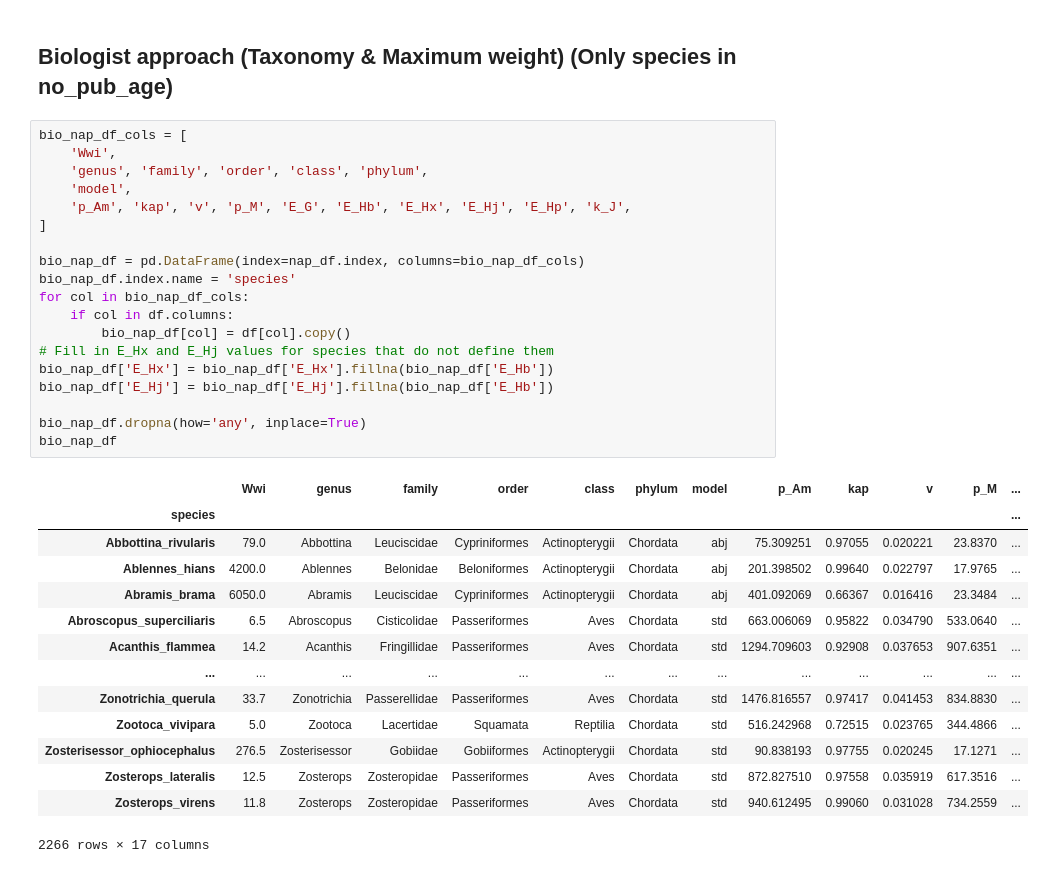
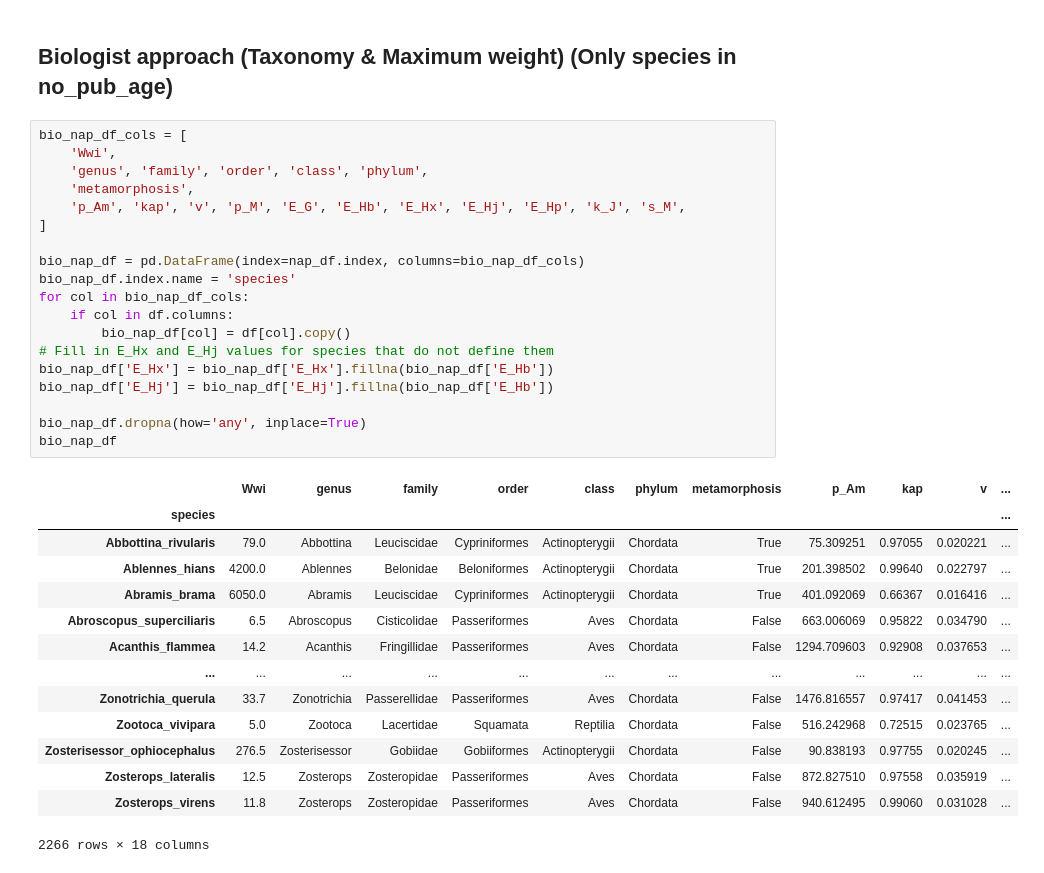
Before and after one commit to diogo-f-oliveira/DEB_ML_Init, a Jupyter notebook: notebooks/Data Preprocessing.ipynb, the cells around one changed output. Cells and saved outputs as stored; diff of their text form.

Commit message:
Added column s_M to biologist dataset
Added column s_M to biologist dataset. Although the parameter is not a part of pars_init.m, we include for consistency with the other models.

```diff
--- a/notebooks/Data Preprocessing.ipynb
+++ b/notebooks/Data Preprocessing.ipynb
@@ -560,37 +560,37 @@ Test set size: 340
 # %%
 bio_nap_df_cols = [
     'Wwi',
     'genus', 'family', 'order', 'class', 'phylum',
-    'model',
-    'p_Am', 'kap', 'v', 'p_M', 'E_G', 'E_Hb', 'E_Hx', 'E_Hj', 'E_Hp', 'k_J',
+    'metamorphosis',
+    'p_Am', 'kap', 'v', 'p_M', 'E_G', 'E_Hb', 'E_Hx', 'E_Hj', 'E_Hp', 'k_J', 's_M',
 ]
 
 bio_nap_df = pd.DataFrame(index=nap_df.index, columns=bio_nap_df_cols)
 bio_nap_df.index.name = 'species'
 for col in bio_nap_df_cols:
     if col in df.columns:
         bio_nap_df[col] = df[col].copy()
 # Fill in E_Hx and E_Hj values for species that do not define them
 bio_nap_df['E_Hx'] = bio_nap_df['E_Hx'].fillna(bio_nap_df['E_Hb'])
 bio_nap_df['E_Hj'] = bio_nap_df['E_Hj'].fillna(bio_nap_df['E_Hb'])
 
 bio_nap_df.dropna(how='any', inplace=True)
 bio_nap_df
 # %% [output]
-|  | Wwi | genus | family | order | class | phylum | model | p_Am | kap | v | p_M | ... |
-| species |  |  |  |  |  |  |  |  |  |  |  | ... |
-| Abbottina_rivularis | 79.0 | Abbottina | Leuciscidae | Cypriniformes | Actinopterygii | Chordata | abj | 75.309251 | 0.97055 | 0.020221 | 23.8370 | ... |
-| Ablennes_hians | 4200.0 | Ablennes | Belonidae | Beloniformes | Actinopterygii | Chordata | abj | 201.398502 | 0.99640 | 0.022797 | 17.9765 | ... |
-| Abramis_brama | 6050.0 | Abramis | Leuciscidae | Cypriniformes | Actinopterygii | Chordata | abj | 401.092069 | 0.66367 | 0.016416 | 23.3484 | ... |
-| Abroscopus_superciliaris | 6.5 | Abroscopus | Cisticolidae | Passeriformes | Aves | Chordata | std | 663.006069 | 0.95822 | 0.034790 | 533.0640 | ... |
-| Acanthis_flammea | 14.2 | Acanthis | Fringillidae | Passeriformes | Aves | Chordata | std | 1294.709603 | 0.92908 | 0.037653 | 907.6351 | ... |
-| ... | ... | ... | ... | ... | ... | ... | ... | ... | ... | ... | ... | ... |
-| Zonotrichia_querula | 33.7 | Zonotrichia | Passerellidae | Passeriformes | Aves | Chordata | std | 1476.816557 | 0.97417 | 0.041453 | 834.8830 | ... |
-| Zootoca_vivipara | 5.0 | Zootoca | Lacertidae | Squamata | Reptilia | Chordata | std | 516.242968 | 0.72515 | 0.023765 | 344.4866 | ... |
-| Zosterisessor_ophiocephalus | 276.5 | Zosterisessor | Gobiidae | Gobiiformes | Actinopterygii | Chordata | std | 90.838193 | 0.97755 | 0.020245 | 17.1271 | ... |
-| Zosterops_lateralis | 12.5 | Zosterops | Zosteropidae | Passeriformes | Aves | Chordata | std | 872.827510 | 0.97558 | 0.035919 | 617.3516 | ... |
-| Zosterops_virens | 11.8 | Zosterops | Zosteropidae | Passeriformes | Aves | Chordata | std | 940.612495 | 0.99060 | 0.031028 | 734.2559 | ... |
+|  | Wwi | genus | family | order | class | phylum | metamorphosis | p_Am | kap | v | ... |
+| species |  |  |  |  |  |  |  |  |  |  | ... |
+| Abbottina_rivularis | 79.0 | Abbottina | Leuciscidae | Cypriniformes | Actinopterygii | Chordata | True | 75.309251 | 0.97055 | 0.020221 | ... |
+| Ablennes_hians | 4200.0 | Ablennes | Belonidae | Beloniformes | Actinopterygii | Chordata | True | 201.398502 | 0.99640 | 0.022797 | ... |
+| Abramis_brama | 6050.0 | Abramis | Leuciscidae | Cypriniformes | Actinopterygii | Chordata | True | 401.092069 | 0.66367 | 0.016416 | ... |
+| Abroscopus_superciliaris | 6.5 | Abroscopus | Cisticolidae | Passeriformes | Aves | Chordata | False | 663.006069 | 0.95822 | 0.034790 | ... |
+| Acanthis_flammea | 14.2 | Acanthis | Fringillidae | Passeriformes | Aves | Chordata | False | 1294.709603 | 0.92908 | 0.037653 | ... |
+| ... | ... | ... | ... | ... | ... | ... | ... | ... | ... | ... | ... |
+| Zonotrichia_querula | 33.7 | Zonotrichia | Passerellidae | Passeriformes | Aves | Chordata | False | 1476.816557 | 0.97417 | 0.041453 | ... |
+| Zootoca_vivipara | 5.0 | Zootoca | Lacertidae | Squamata | Reptilia | Chordata | False | 516.242968 | 0.72515 | 0.023765 | ... |
+| Zosterisessor_ophiocephalus | 276.5 | Zosterisessor | Gobiidae | Gobiiformes | Actinopterygii | Chordata | False | 90.838193 | 0.97755 | 0.020245 | ... |
+| Zosterops_lateralis | 12.5 | Zosterops | Zosteropidae | Passeriformes | Aves | Chordata | False | 872.827510 | 0.97558 | 0.035919 | ... |
+| Zosterops_virens | 11.8 | Zosterops | Zosteropidae | Passeriformes | Aves | Chordata | False | 940.612495 | 0.99060 | 0.031028 | ... |
-2266 rows × 17 columns
+2266 rows × 18 columns
 # %%
 dataset_name = 'biologist_no_pub_age'
 types_of_col = {
```
Also changed, not shown: parts of 1 cell of this notebook, 5 other files.
